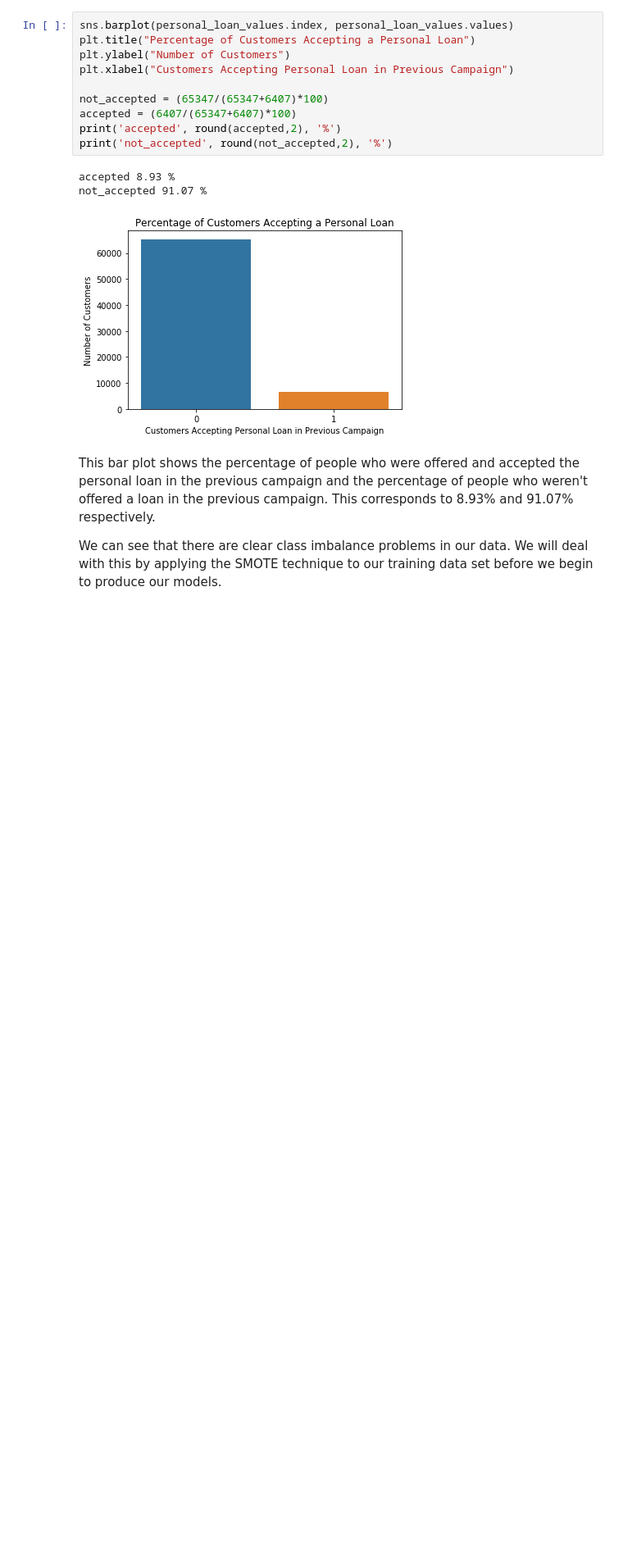
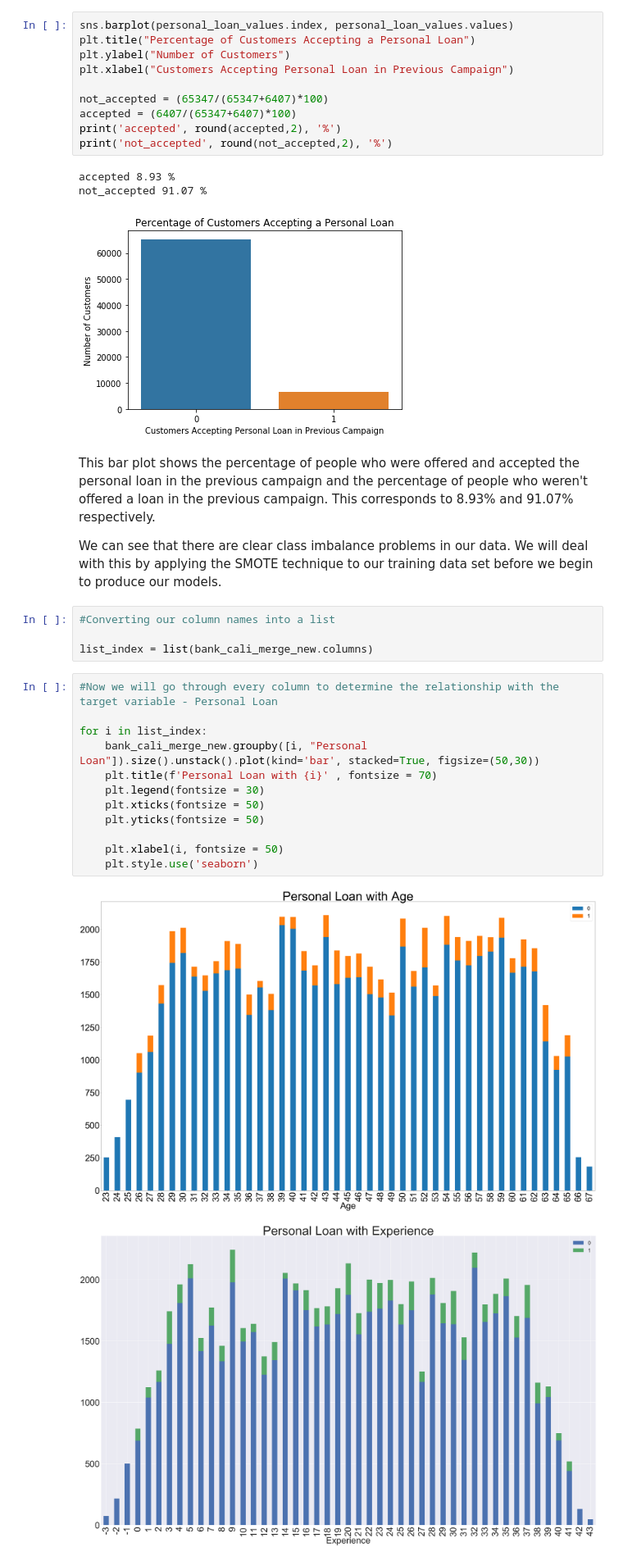
Before and after one commit to ArmanHussainDS/CapstoneProjectFIS, a Jupyter notebook: Personal Loan.ipynb, the cells around one changed output. Shown at 82% size. Drawn from its saved outputs; the diff is of its cells as text; blank space fills up the shorter version.

Commit message:
Visualizations

```diff
--- a/Personal Loan.ipynb
+++ b/Personal Loan.ipynb
@@ -531,3 +539,22 @@ not_accepted 91.07 %
 This bar plot shows the percentage of people who were offered and accepted the personal loan in the previous campaign and the percentage of people who weren't offered a loan in the previous campaign. This corresponds to  8.93% and 91.07% respectively.
 
 We can see that there are clear class imbalance problems in our data. We will deal with this by applying the SMOTE technique to our training data set before we begin to produce our models.
+# %%
+#Converting our column names into a list
+
+list_index = list(bank_cali_merge_new.columns)
+# %%
+#Now we will go through every column to determine the relationship with the target variable - Personal Loan
+
+for i in list_index:
+    bank_cali_merge_new.groupby([i, "Personal Loan"]).size().unstack().plot(kind='bar', stacked=True, figsize=(50,30))
+    plt.title(f'Personal Loan with {i}' , fontsize = 70)
+    plt.legend(fontsize = 30)
+    plt.xticks(fontsize = 50)
+    plt.yticks(fontsize = 50)
+
+    plt.xlabel(i, fontsize = 50)
+    plt.style.use('seaborn')
+# %% [output]
+[figure, added]
+[figure, added]
```
Also changed, not shown: parts of 5 cells of this notebook.
